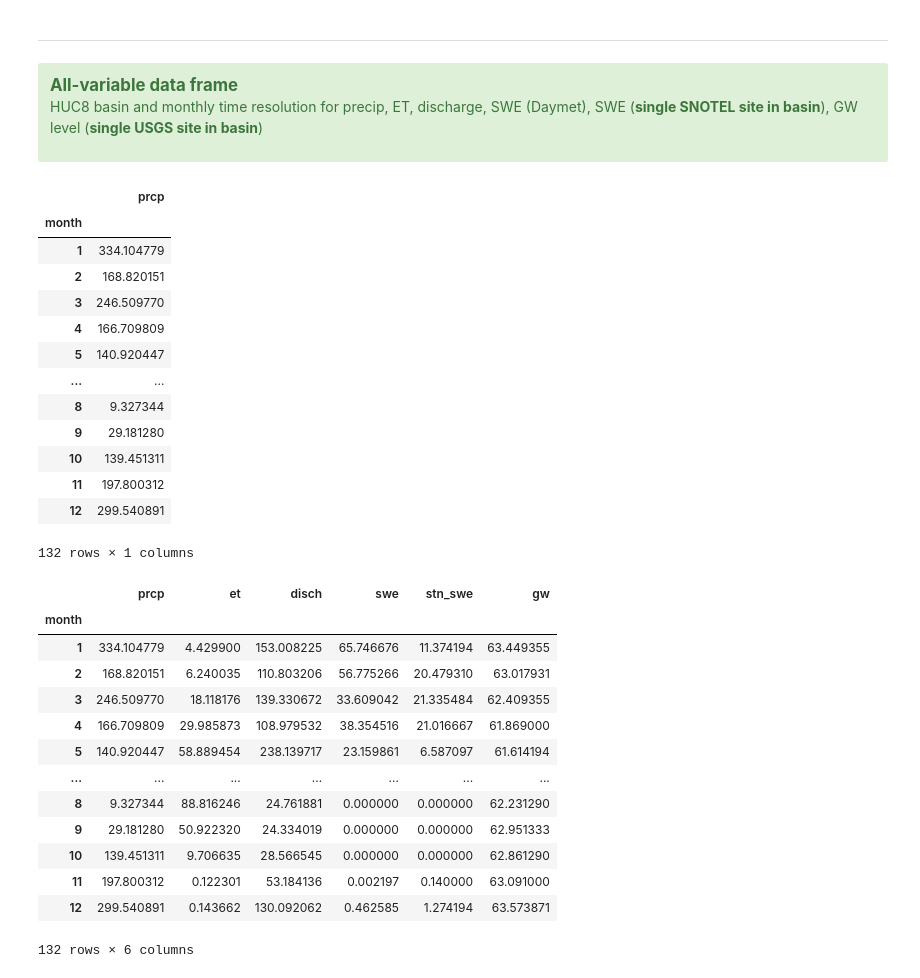
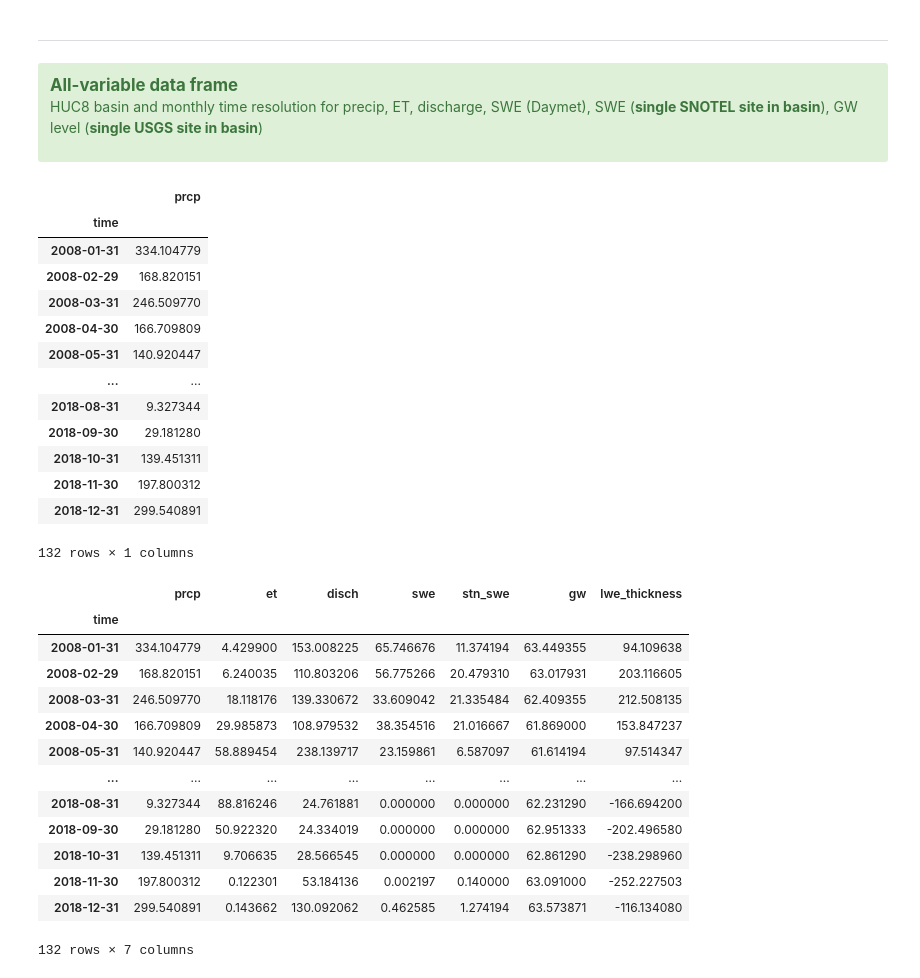
Before and after one commit to waterhackweek/whw2020_snowgw, a Jupyter notebook: mashup_spatial_snowGW.ipynb, the cells around one changed output. Cells and saved outputs as stored; diff of their text form; code cells hidden in the pictures.

Commit message:
fixed mashup csv by using a datetime index

```diff
--- a/mashup_spatial_snowGW.ipynb
+++ b/mashup_spatial_snowGW.ipynb
@@ -524,8 +524,8 @@ Resample to daily and tweak it so it's consistent with the other watershed-scale
 NOTE: how to input nearestoutlet_sitecode as a variable below (instead of column site name directly)??
 # %%
 nwis_q_ts_df = nwis_q_daily_ts.resample('1M').sum()
-nwis_q_ts_df.index = nwis_q_ts_df.index.month
-nwis_q_ts_df.index.name = 'month'
+# nwis_q_ts_df.index = nwis_q_ts_df.index.month
+# nwis_q_ts_df.index.name = 'month'
 nwis_q_ts_df.rename(columns={'USGS-14211010': 'disch'}, inplace=True)
 
 nwis_q_ts_df
@@ -602,8 +602,8 @@ sb_gw
 Aggregate to monthly (mean) and label units
 # %%
 sb_gw_ts_df = sb_gw.resample('1M').mean()
-sb_gw_ts_df.index = sb_gw_ts_df.index.month
-sb_gw_ts_df.index.name = 'month'
+#sb_gw_ts_df.index = sb_gw_ts_df.index.month
+#sb_gw_ts_df.index.name = 'month'
 sb_gw_ts_df = sb_gw_ts_df[['gw']]
 
 sb_gw_ts_df.attrs['long_name'] = 'monthly mean water level - depth below surface'
@@ -700,5 +700,5 @@ stn_swe.head()
 Aggregate to monthly (mean)
 # %%
 stn_swe_ts_df = stn_swe.resample('1M').mean()
-stn_swe_ts_df.index = stn_swe_ts_df.index.month
-stn_swe_ts_df.index.name = 'month'
+#stn_swe_ts_df.index = stn_swe_ts_df.index.month
+#stn_swe_ts_df.index.name = 'month'
@@ -855,7 +891,8 @@ def generate_sb_ts(da, davarname):
     # Assign dataarray name
     sb_ts.name = davarname
     sb_ts_df = sb_ts.to_dataframe()
-    sb_ts_df.index = sb_ts_df.index.month
-    sb_ts_df.index.name = 'month'
+
+    sb_ts_df = sb_ts_df.groupby(pd.Grouper(freq='M')).first()
+    sb_ts_df = sb_ts_df.interpolate(method='linear', axis=0).ffill().bfill()
 
     return sb_ts_df
@@ -885,35 +980,35 @@ HUC8 basin and monthly time resolution for precip, ET, discharge, SWE (Daymet),
 daymet_prcp_sb_ts_df
 # %% [output]
 |  | prcp |
-| month |  |
-| 1 | 334.104779 |
-| 2 | 168.820151 |
-| 3 | 246.509770 |
-| 4 | 166.709809 |
-| 5 | 140.920447 |
+| time |  |
+| 2008-01-31 | 334.104779 |
+| 2008-02-29 | 168.820151 |
+| 2008-03-31 | 246.509770 |
+| 2008-04-30 | 166.709809 |
+| 2008-05-31 | 140.920447 |
 | ... | ... |
-| 8 | 9.327344 |
-| 9 | 29.181280 |
-| 10 | 139.451311 |
-| 11 | 197.800312 |
-| 12 | 299.540891 |
+| 2018-08-31 | 9.327344 |
+| 2018-09-30 | 29.181280 |
+| 2018-10-31 | 139.451311 |
+| 2018-11-30 | 197.800312 |
+| 2018-12-31 | 299.540891 |
 132 rows × 1 columns
 # %%
-monthly_df = pd.concat([daymet_prcp_sb_ts_df, ssebop_et_sb_ts_df, nwis_q_ts_df, daymet_swe_sb_ts_df, stn_swe_ts_df, sb_gw_ts_df],
+monthly_df = pd.concat([daymet_prcp_sb_ts_df, ssebop_et_sb_ts_df, nwis_q_ts_df, daymet_swe_sb_ts_df, stn_swe_ts_df, sb_gw_ts_df, grace_lwe_thickness_sb_tsdf],
                               axis='columns')
 monthly_df
 # %% [output]
-|  | prcp | et | disch | swe | stn_swe | gw |
-| month |  |  |  |  |  |  |
-| 1 | 334.104779 | 4.429900 | 153.008225 | 65.746676 | 11.374194 | 63.449355 |
-| 2 | 168.820151 | 6.240035 | 110.803206 | 56.775266 | 20.479310 | 63.017931 |
-| 3 | 246.509770 | 18.118176 | 139.330672 | 33.609042 | 21.335484 | 62.409355 |
-| 4 | 166.709809 | 29.985873 | 108.979532 | 38.354516 | 21.016667 | 61.869000 |
-| 5 | 140.920447 | 58.889454 | 238.139717 | 23.159861 | 6.587097 | 61.614194 |
-| ... | ... | ... | ... | ... | ... | ... |
-| 8 | 9.327344 | 88.816246 | 24.761881 | 0.000000 | 0.000000 | 62.231290 |
-| 9 | 29.181280 | 50.922320 | 24.334019 | 0.000000 | 0.000000 | 62.951333 |
-| 10 | 139.451311 | 9.706635 | 28.566545 | 0.000000 | 0.000000 | 62.861290 |
-| 11 | 197.800312 | 0.122301 | 53.184136 | 0.002197 | 0.140000 | 63.091000 |
-| 12 | 299.540891 | 0.143662 | 130.092062 | 0.462585 | 1.274194 | 63.573871 |
+|  | prcp | et | disch | swe | stn_swe | gw | lwe_thickness |
+| time |  |  |  |  |  |  |  |
+| 2008-01-31 | 334.104779 | 4.429900 | 153.008225 | 65.746676 | 11.374194 | 63.449355 | 94.109638 |
+| 2008-02-29 | 168.820151 | 6.240035 | 110.803206 | 56.775266 | 20.479310 | 63.017931 | 203.116605 |
+| 2008-03-31 | 246.509770 | 18.118176 | 139.330672 | 33.609042 | 21.335484 | 62.409355 | 212.508135 |
+| 2008-04-30 | 166.709809 | 29.985873 | 108.979532 | 38.354516 | 21.016667 | 61.869000 | 153.847237 |
+| 2008-05-31 | 140.920447 | 58.889454 | 238.139717 | 23.159861 | 6.587097 | 61.614194 | 97.514347 |
+| ... | ... | ... | ... | ... | ... | ... | ... |
+| 2018-08-31 | 9.327344 | 88.816246 | 24.761881 | 0.000000 | 0.000000 | 62.231290 | -166.694200 |
+| 2018-09-30 | 29.181280 | 50.922320 | 24.334019 | 0.000000 | 0.000000 | 62.951333 | -202.496580 |
+| 2018-10-31 | 139.451311 | 9.706635 | 28.566545 | 0.000000 | 0.000000 | 62.861290 | -238.298960 |
+| 2018-11-30 | 197.800312 | 0.122301 | 53.184136 | 0.002197 | 0.140000 | 63.091000 | -252.227503 |
+| 2018-12-31 | 299.540891 | 0.143662 | 130.092062 | 0.462585 | 1.274194 | 63.573871 | -116.134080 |
-132 rows × 6 columns
+132 rows × 7 columns
```
Also changed, not shown: parts of 12 cells of this notebook, 1 other file.
